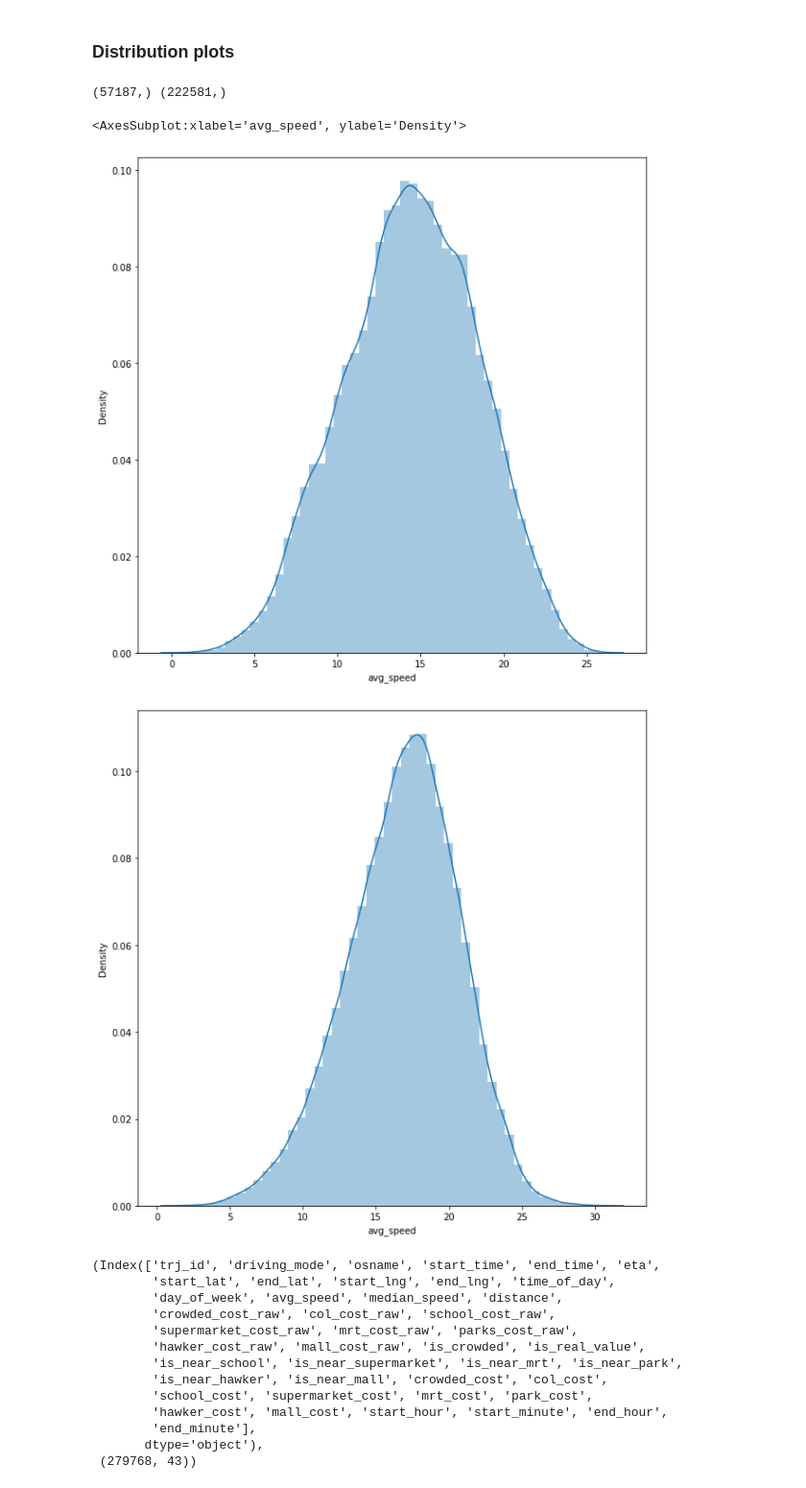
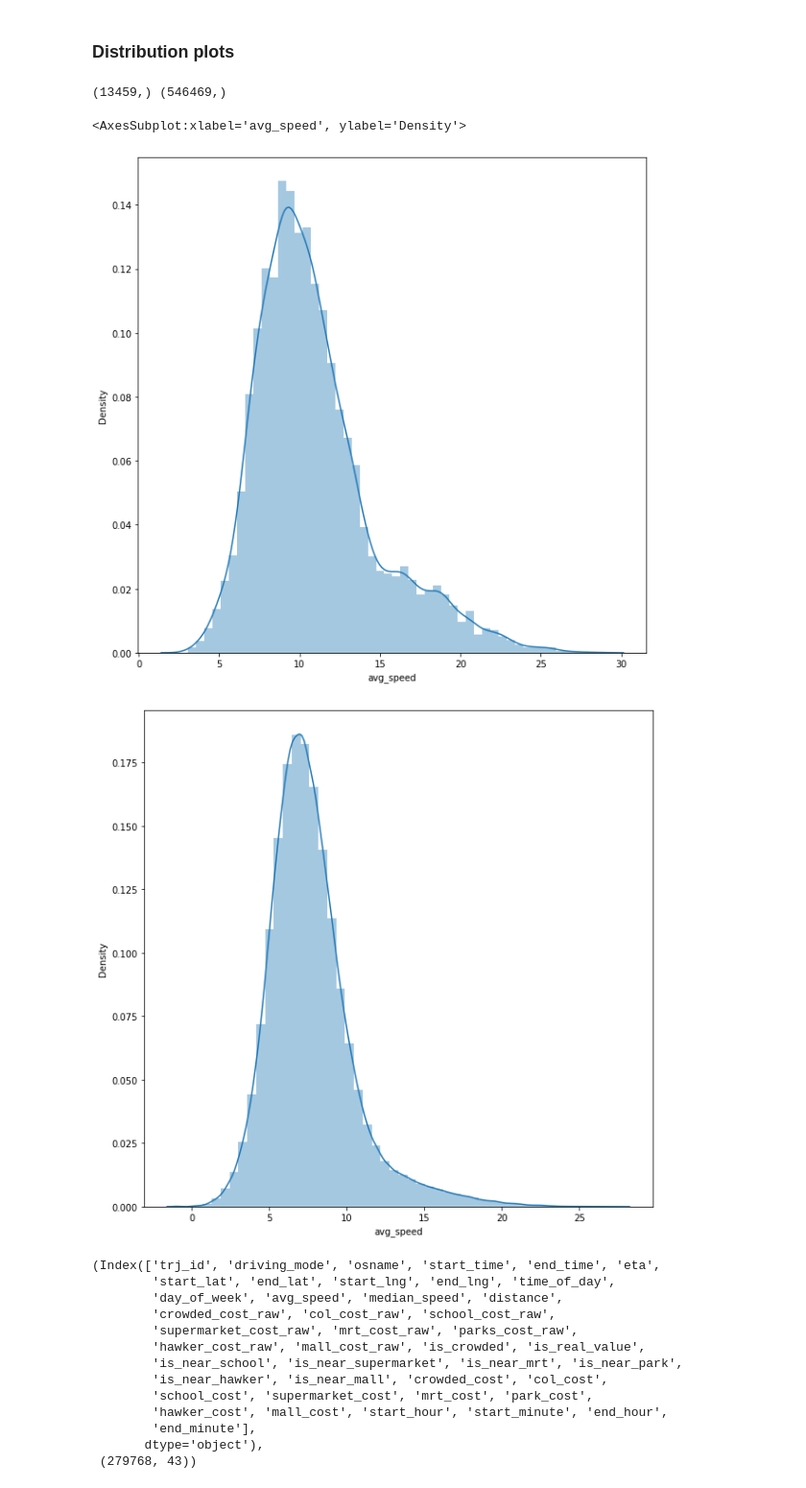
Before and after one commit to bryanongse/teamTeam, a Jupyter notebook: visualise_data.ipynb, the cells around one changed output. Shown at 96% size. Cells and saved outputs as stored; diff of their text form; code cells hidden in the pictures.

Commit message:
Update visualise data notebook.

```diff
--- a/visualise_data.ipynb
+++ b/visualise_data.ipynb
@@ -41,7 +48,8 @@ df.shape
 # %% [markdown]
 ### Read data
 # %%
-df = pd.read_parquet('/home/foolingeng/ruien/data/grab-posisi/trip_info/trip_info_sg.parquet')
+df = pd.read_parquet('/home/foolingeng/ruien/data/grab-posisi/sg/trip_info_sg.parquet')
+df = df[df['eta'] < 70]
 print(df.shape)
 df
 # %% [output]
@@ -119,21 +127,21 @@ sns.heatmap(speedvar_time_df,
 # %% [markdown]
 ### Distribution plots
 # %%
-is_peak = (df['time_of_day'] >= 9) & (df['time_of_day'] <= 11)
-non_peak = (df['time_of_day'] >= 14) & (df['time_of_day'] <= 16)
+is_peak = (df['time_of_day'] >= 19) & (df['time_of_day'] <= 22)
+non_peak = (df['time_of_day'] >= 11) & (df['time_of_day'] <= 13)
 peak_median_speed = df['avg_speed'][is_peak]
 nonpeak_median_speed = df['avg_speed'][~is_peak]
 
 print(peak_median_speed.shape, nonpeak_median_speed.shape)
 f = plt.figure(figsize=(10, 10))
 sns.distplot(peak_median_speed)
 f = plt.figure(figsize=(10, 10))
 sns.distplot(nonpeak_median_speed)
 # %% [output]
-(57187,) (222581,)
+(13459,) (546469,)
 <AxesSubplot:xlabel='avg_speed', ylabel='Density'>
-[figure, old version]
+[figure, new version]
-[figure, old version]
+[figure, new version]
 # %%
 # dude is this an equivalent:
 # 1. make round(lng) column
```
Also changed, not shown: parts of 9 cells of this notebook.
